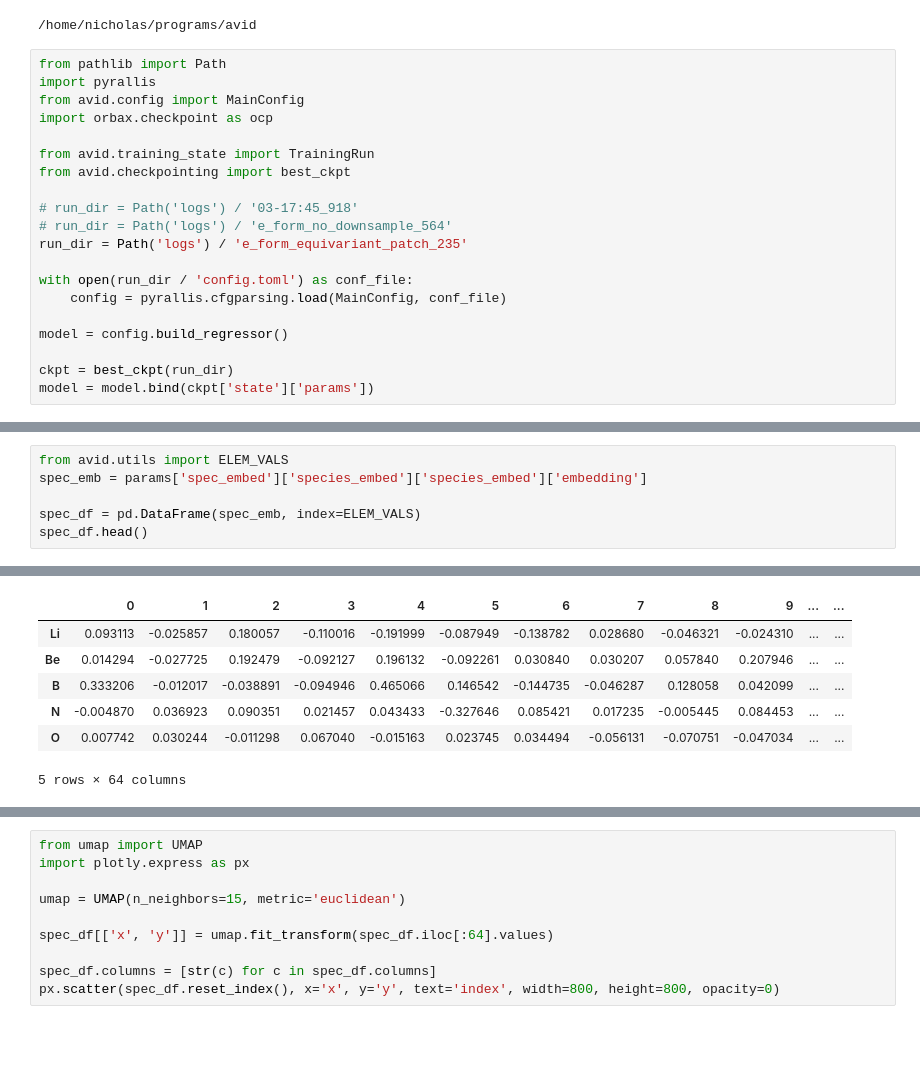
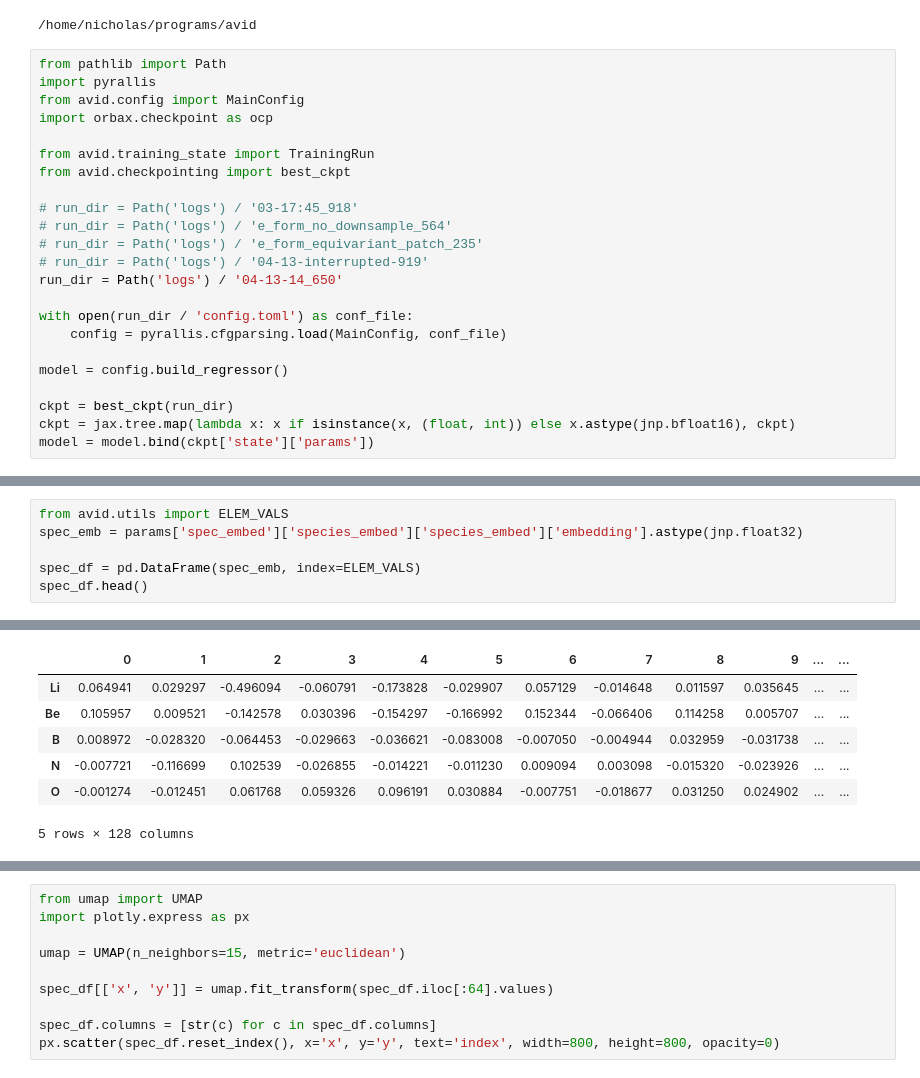
Before and after one commit to nicholas-miklaucic/avid, a Jupyter notebook: notebooks/embedding-visual.ipynb, the cells around one changed output, grey strips where cells are left out. Saved outputs shown, nothing was run; the diff lists cells and outputs as text; blank space fills up the shorter version.

```diff
--- a/notebooks/embedding-visual.ipynb
+++ b/notebooks/embedding-visual.ipynb
@@ -26,7 +26,9 @@ from avid.checkpointing import best_ckpt
 
 # run_dir = Path('logs') / '03-17:45_918'
 # run_dir = Path('logs') / 'e_form_no_downsample_564'
-run_dir = Path('logs') / 'e_form_equivariant_patch_235'
+# run_dir = Path('logs') / 'e_form_equivariant_patch_235'
+# run_dir = Path('logs') / '04-13-interrupted-919'
+run_dir = Path('logs') / '04-13-14_650'
 
 with open(run_dir / 'config.toml') as conf_file:
     config = pyrallis.cfgparsing.load(MainConfig, conf_file)
@@ -34,6 +36,7 @@ with open(run_dir / 'config.toml') as conf_file:
 model = config.build_regressor()
 
 ckpt = best_ckpt(run_dir)
+ckpt = jax.tree.map(lambda x: x if isinstance(x, (float, int)) else x.astype(jnp.bfloat16), ckpt)
 model = model.bind(ckpt['state']['params'])
 # %% [output]
 Configured `CheckpointManager` using deprecated legacy API. Please follow the instructions at
@@ -67,18 +87,18 @@ arg0
 # %%
 from avid.utils import ELEM_VALS
-spec_emb = params['spec_embed']['species_embed']['species_embed']['embedding']
+spec_emb = params['spec_embed']['species_embed']['species_embed']['embedding'].astype(jnp.float32)
 
 spec_df = pd.DataFrame(spec_emb, index=ELEM_VALS)
 spec_df.head()
 # %% [output]
 [interactive output not drawn]
 |  | 0 | 1 | 2 | 3 | 4 | 5 | 6 | 7 | 8 | 9 | ... | ... |
-| Li | 0.093113 | -0.025857 | 0.180057 | -0.110016 | -0.191999 | -0.087949 | -0.138782 | 0.028680 | -0.046321 | -0.024310 | ... | ... |
-| Be | 0.014294 | -0.027725 | 0.192479 | -0.092127 | 0.196132 | -0.092261 | 0.030840 | 0.030207 | 0.057840 | 0.207946 | ... | ... |
-| B | 0.333206 | -0.012017 | -0.038891 | -0.094946 | 0.465066 | 0.146542 | -0.144735 | -0.046287 | 0.128058 | 0.042099 | ... | ... |
-| N | -0.004870 | 0.036923 | 0.090351 | 0.021457 | 0.043433 | -0.327646 | 0.085421 | 0.017235 | -0.005445 | 0.084453 | ... | ... |
-| O | 0.007742 | 0.030244 | -0.011298 | 0.067040 | -0.015163 | 0.023745 | 0.034494 | -0.056131 | -0.070751 | -0.047034 | ... | ... |
+| Li | 0.064941 | 0.029297 | -0.496094 | -0.060791 | -0.173828 | -0.029907 | 0.057129 | -0.014648 | 0.011597 | 0.035645 | ... | ... |
+| Be | 0.105957 | 0.009521 | -0.142578 | 0.030396 | -0.154297 | -0.166992 | 0.152344 | -0.066406 | 0.114258 | 0.005707 | ... | ... |
+| B | 0.008972 | -0.028320 | -0.064453 | -0.029663 | -0.036621 | -0.083008 | -0.007050 | -0.004944 | 0.032959 | -0.031738 | ... | ... |
+| N | -0.007721 | -0.116699 | 0.102539 | -0.026855 | -0.014221 | -0.011230 | 0.009094 | 0.003098 | -0.015320 | -0.023926 | ... | ... |
+| O | -0.001274 | -0.012451 | 0.061768 | 0.059326 | 0.096191 | 0.030884 | -0.007751 | -0.018677 | 0.031250 | 0.024902 | ... | ... |
-5 rows × 64 columns
+5 rows × 128 columns
 # %%
 sns.clustermap(spec_df.T.corr(), xticklabels=1, yticklabels=1, cmap='rho_diverging', center=0)
 # %% [output]
```
Also changed, not shown: parts of 15 cells of this notebook, 4 other files.
